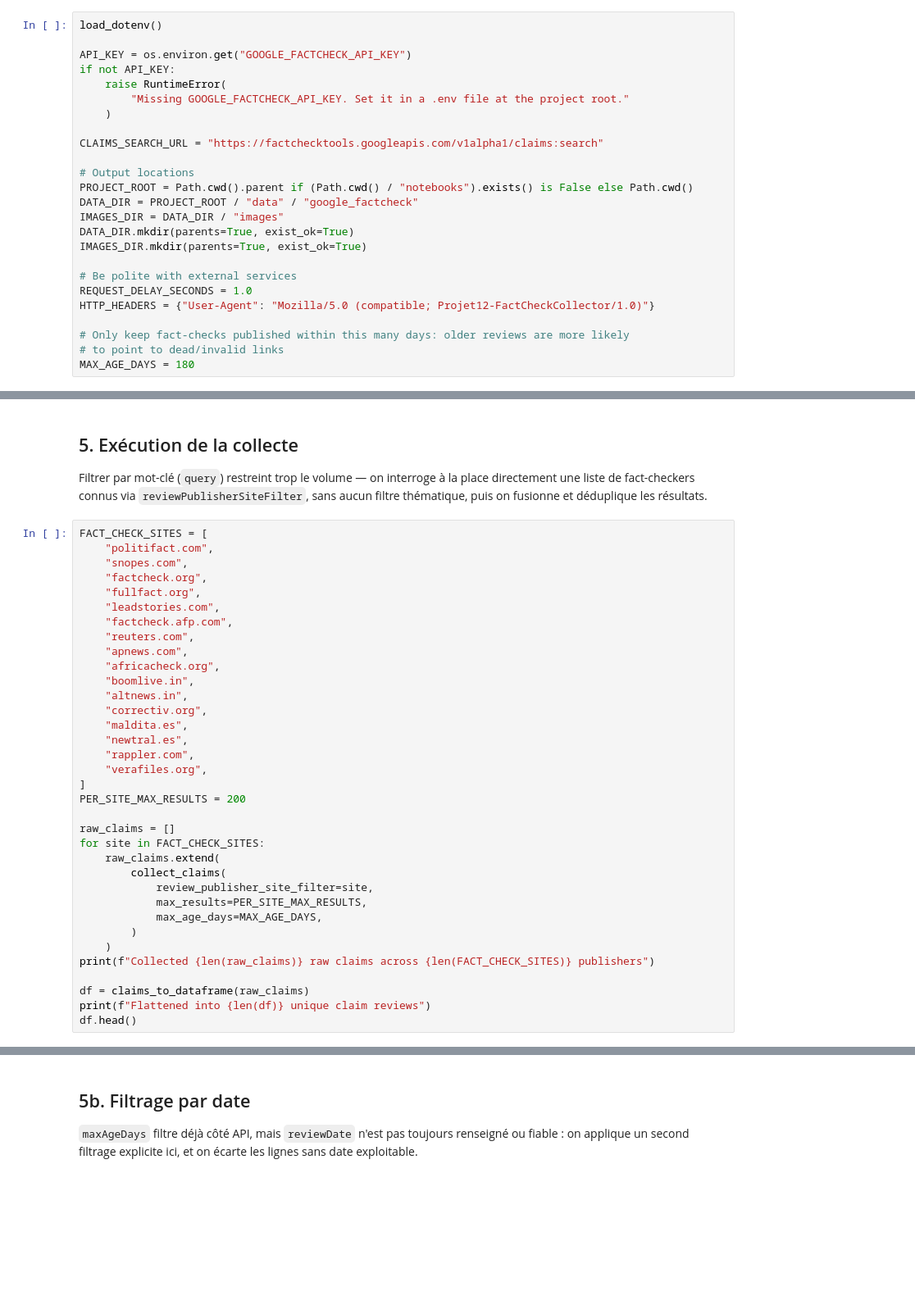
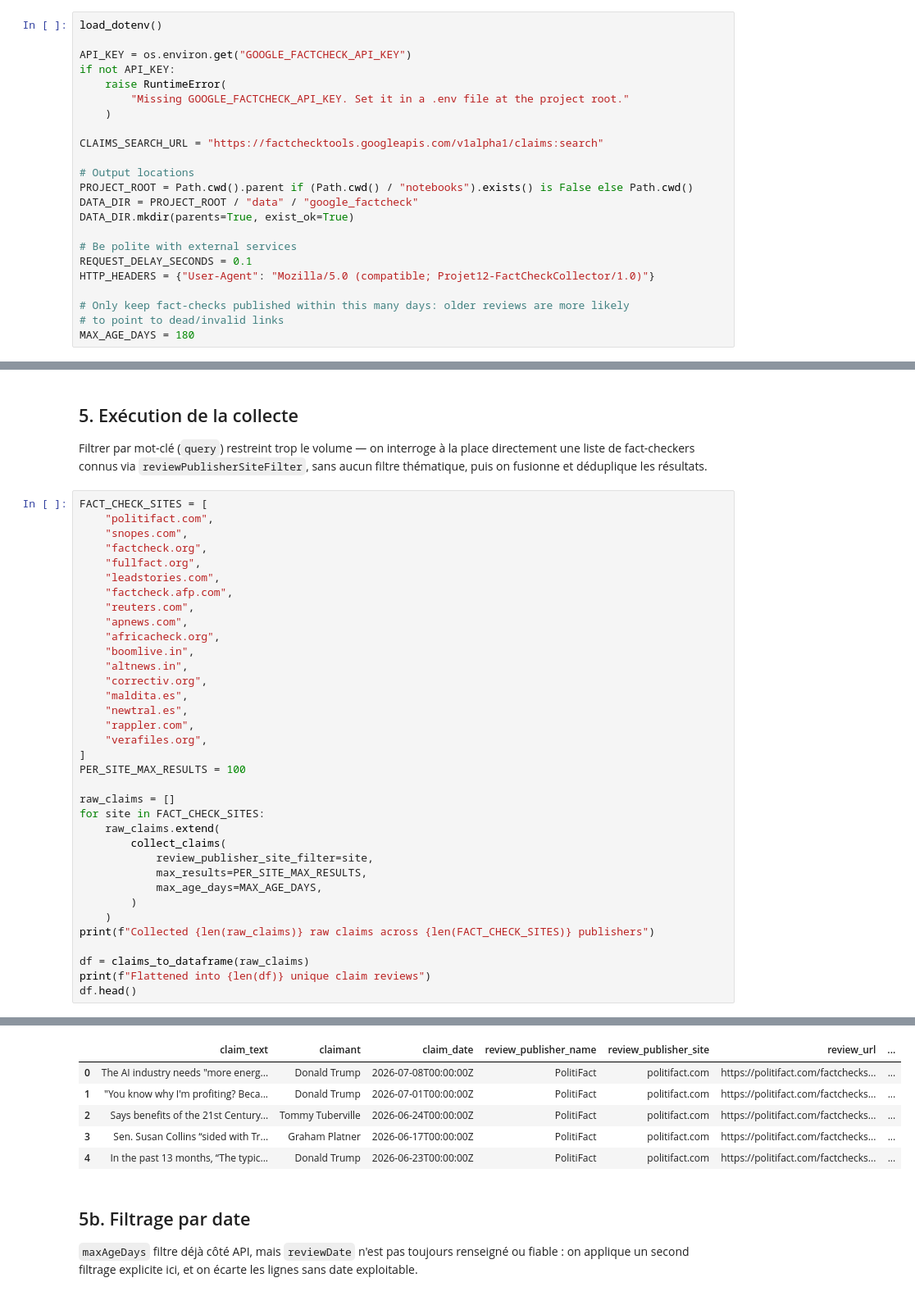
Before and after one commit to ObiYohan/Projet_12, a Jupyter notebook: notebooks/google_factcheck_extraction.ipynb, the cells around one changed output, grey strips where cells are left out. Shown at 82% size. Saved outputs shown, nothing was run; the diff lists cells and outputs as text; blank space fills up the shorter version.

```diff
--- a/notebooks/google_factcheck_extraction.ipynb
+++ b/notebooks/google_factcheck_extraction.ipynb
@@ -44,12 +43,10 @@ CLAIMS_SEARCH_URL = "https://factchecktools.googleapis.com/v1alpha1/claims:searc
 # Output locations
 PROJECT_ROOT = Path.cwd().parent if (Path.cwd() / "notebooks").exists() is False else Path.cwd()
 DATA_DIR = PROJECT_ROOT / "data" / "google_factcheck"
-IMAGES_DIR = DATA_DIR / "images"
 DATA_DIR.mkdir(parents=True, exist_ok=True)
-IMAGES_DIR.mkdir(parents=True, exist_ok=True)
 
 # Be polite with external services
-REQUEST_DELAY_SECONDS = 1.0
+REQUEST_DELAY_SECONDS = 0.1
 HTTP_HEADERS = {"User-Agent": "Mozilla/5.0 (compatible; Projet12-FactCheckCollector/1.0)"}
 
 # Only keep fact-checks published within this many days: older reviews are more likely
@@ -188,7 +185,7 @@ FACT_CHECK_SITES = [
     "rappler.com",
     "verafiles.org",
 ]
-PER_SITE_MAX_RESULTS = 200
+PER_SITE_MAX_RESULTS = 100
 
 raw_claims = []
 for site in FACT_CHECK_SITES:
@@ -204,3 +201,4 @@ print(f"Collected {len(raw_claims)} raw claims across {len(FACT_CHECK_SITES)} pu
 df = claims_to_dataframe(raw_claims)
 print(f"Flattened into {len(df)} unique claim reviews")
 df.head()
+# %% [output]
@@ -207,3 +207,9 @@ df.head()
+|  | claim_text | claimant | claim_date | review_publisher_name | review_publisher_site | review_url | ... |
+| 0 | The AI industry needs "more energ... | Donald Trump | 2026-07-08T00:00:00Z | PolitiFact | politifact.com | https://politifact.com/factchecks... | ... |
+| 1 | "You know why I'm profiting? Beca... | Donald Trump | 2026-07-01T00:00:00Z | PolitiFact | politifact.com | https://politifact.com/factchecks... | ... |
+| 2 | Says benefits of the 21st Century... | Tommy Tuberville | 2026-06-24T00:00:00Z | PolitiFact | politifact.com | https://politifact.com/factchecks... | ... |
+| 3 | Sen. Susan Collins “sided with Tr... | Graham Platner | 2026-06-17T00:00:00Z | PolitiFact | politifact.com | https://politifact.com/factchecks... | ... |
+| 4 | In the past 13 months, “The typic... | Donald Trump | 2026-06-23T00:00:00Z | PolitiFact | politifact.com | https://politifact.com/factchecks... | ... |
 # %% [markdown]
 ## 5b. Filtrage par date
 
```
Also changed, not shown: parts of 21 cells of this notebook, 23 other files.
